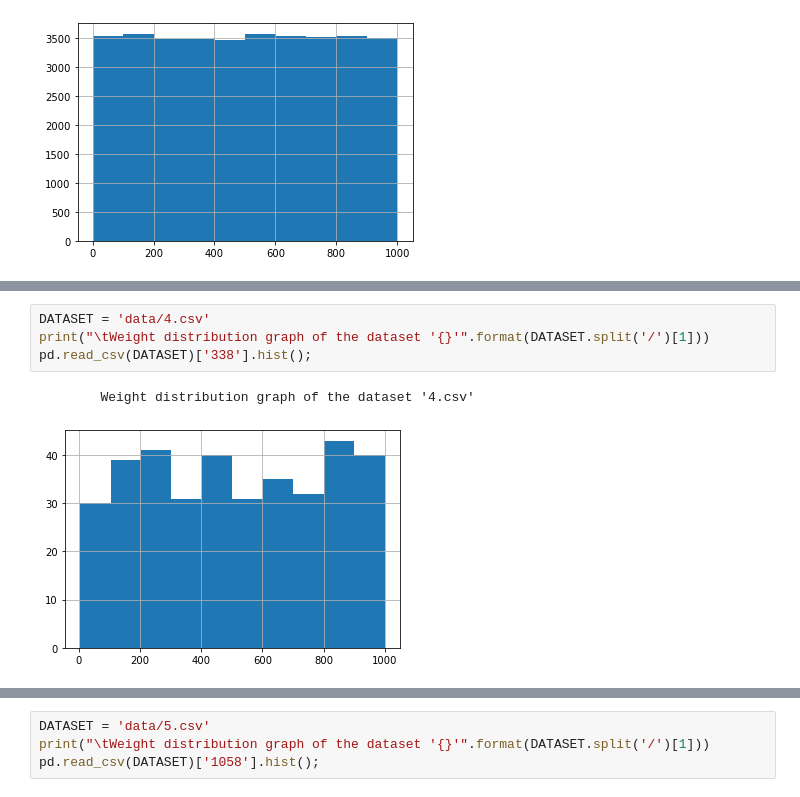
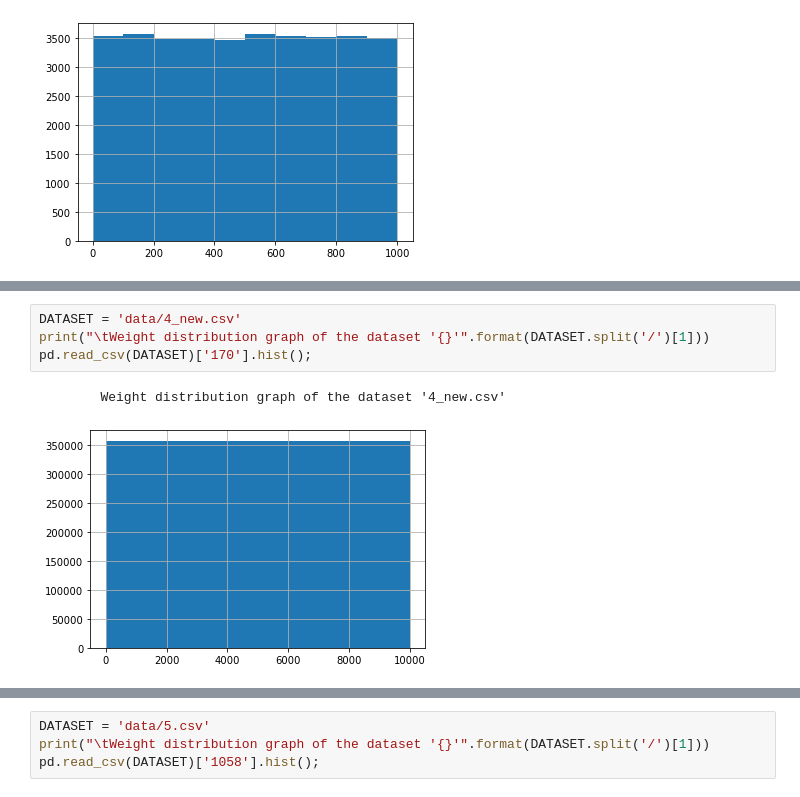
Before and after one commit to rsvamber/alternative_kruskal, a Jupyter notebook: kruskal.ipynb, the cells around one changed output, grey strips where cells are left out. Drawn from its saved outputs; the diff is of its cells as text.

```diff
--- a/kruskal.ipynb
+++ b/kruskal.ipynb
@@ -232,7 +221,7 @@ Timing of the original kruskal implementation on the dataset data/3.csv
 # %%
-DATASET = 'data/4.csv'
+DATASET = 'data/4_new.csv'
 print("\tWeight distribution graph of the dataset '{}'".format(DATASET.split('/')[1]))
-pd.read_csv(DATASET)['338'].hist();
+pd.read_csv(DATASET)['170'].hist();
 # %% [output]
-        Weight distribution graph of the dataset '4.csv'
+        Weight distribution graph of the dataset '4_new.csv'
-[figure, old version]
+[figure, new version]
```
Also changed, not shown: parts of 18 cells of this notebook, 2 other files.
